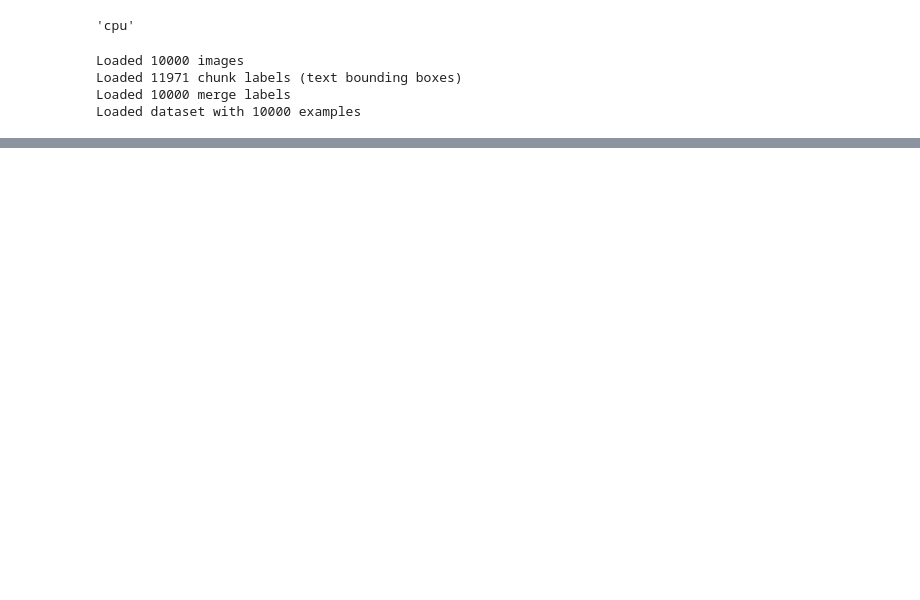
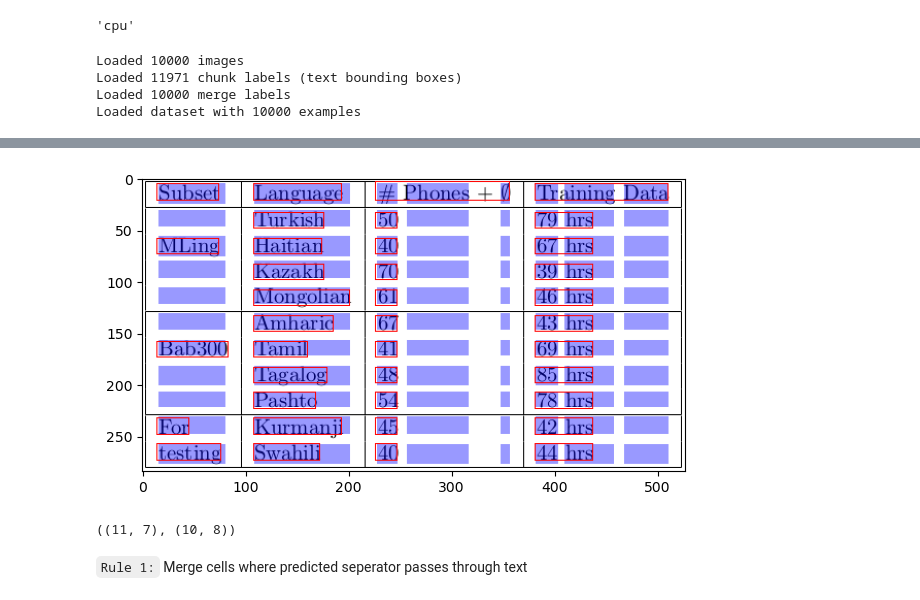
Before and after one commit to HeyLongHoang/deep-split-merge-scitsr, a Jupyter notebook: merge_heur_pred.ipynb, the cells around one changed output, grey strips where cells are left out. Saved outputs shown, nothing was run; the diff lists cells and outputs as text; code cells hidden in the pictures; blank space fills up the shorter version.

```diff
--- a/merge_heur_pred.ipynb
+++ b/merge_heur_pred.ipynb
@@ -184,0 +253,9 @@ vis_split(img, r_gt, c_gt, 'green')
+# %%
+img2 = res.copy()
+
+for text, (l, t, r_pred, b) in texts_pos:
+    cv.rectangle(img2, (l, t), (r_pred, b), (255, 0, 0), 1)
+
+view_imgs([img2])
+# %% [output]
+[figure, added]
@@ -184,0 +269,7 @@ vis_split(img, r_gt, c_gt, 'green')
+# %%
+R_pred, D_pred = create_pred_matrices(row_idxs, col_idxs)
+R_pred.shape, D_pred.shape
+# %% [output]
+((11, 7), (10, 8))
+# %% [markdown]
+`Rule 1:` Merge cells where predicted seperator passes through text
```
Also changed, not shown: parts of 37 cells of this notebook, 12 other files.
